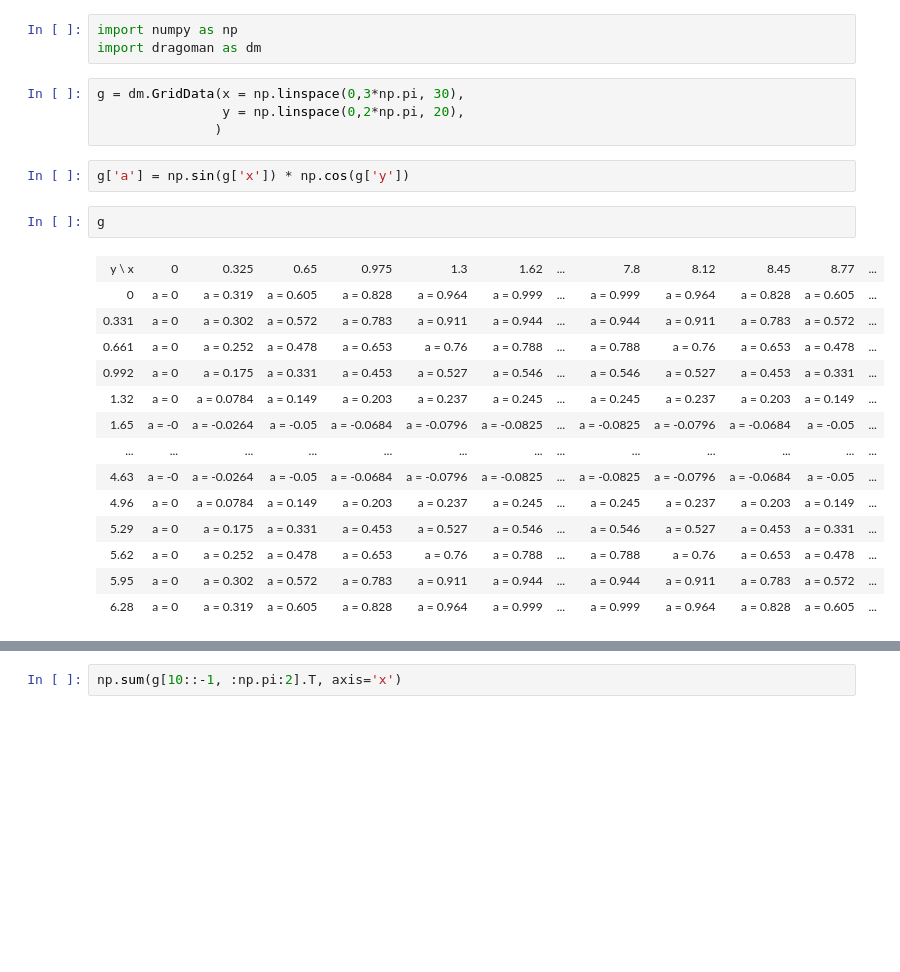
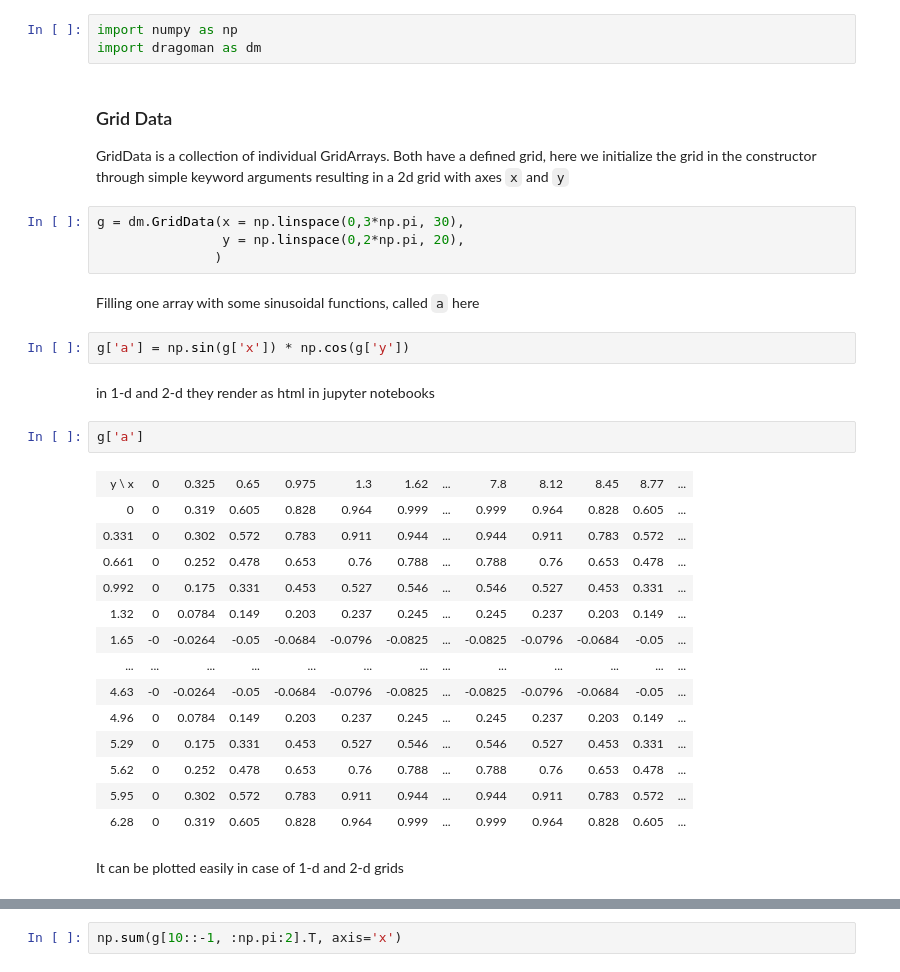
Before and after one commit to philippeller/dama, a Jupyter notebook: notebooks/README.ipynb, the cells around one changed output, grey strips where cells are left out. Drawn from its saved outputs; the diff is of its cells as text; blank space fills up the shorter version.

```diff
--- a/notebooks/README.ipynb
+++ b/notebooks/README.ipynb
@@ -22,27 +20,37 @@ Convenience `pyplot` plotting functions are also available, in order to produce
 # %%
 import numpy as np
 import dragoman as dm
+# %% [markdown]
+### Grid Data
+
+GridData is a collection of individual GridArrays. Both have a defined grid, here we initialize the grid in the constructor through simple keyword arguments resulting in a 2d grid with axes `x` and `y`
 # %%
 g = dm.GridData(x = np.linspace(0,3*np.pi, 30),
                 y = np.linspace(0,2*np.pi, 20),
                )
+# %% [markdown]
+Filling one array with some sinusoidal functions, called `a` here
 # %%
 g['a'] = np.sin(g['x']) * np.cos(g['y'])
+# %% [markdown]
+in 1-d and 2-d they render as html in jupyter notebooks
 # %%
-g
+g['a']
 # %% [output]
 | y \ x | 0 | 0.325 | 0.65 | 0.975 | 1.3 | 1.62 | ... | 7.8 | 8.12 | 8.45 | 8.77 | ... |
-| 0 | a = 0 | a = 0.319 | a = 0.605 | a = 0.828 | a = 0.964 | a = 0.999 | ... | a = 0.999 | a = 0.964 | a = 0.828 | a = 0.605 | ... |
-| 0.331 | a = 0 | a = 0.302 | a = 0.572 | a = 0.783 | a = 0.911 | a = 0.944 | ... | a = 0.944 | a = 0.911 | a = 0.783 | a = 0.572 | ... |
-| 0.661 | a = 0 | a = 0.252 | a = 0.478 | a = 0.653 | a = 0.76 | a = 0.788 | ... | a = 0.788 | a = 0.76 | a = 0.653 | a = 0.478 | ... |
-| 0.992 | a = 0 | a = 0.175 | a = 0.331 | a = 0.453 | a = 0.527 | a = 0.546 | ... | a = 0.546 | a = 0.527 | a = 0.453 | a = 0.331 | ... |
-| 1.32 | a = 0 | a = 0.0784 | a = 0.149 | a = 0.203 | a = 0.237 | a = 0.245 | ... | a = 0.245 | a = 0.237 | a = 0.203 | a = 0.149 | ... |
-| 1.65 | a = -0 | a = -0.0264 | a = -0.05 | a = -0.0684 | a = -0.0796 | a = -0.0825 | ... | a = -0.0825 | a = -0.0796 | a = -0.0684 | a = -0.05 | ... |
+| 0 | 0 | 0.319 | 0.605 | 0.828 | 0.964 | 0.999 | ... | 0.999 | 0.964 | 0.828 | 0.605 | ... |
+| 0.331 | 0 | 0.302 | 0.572 | 0.783 | 0.911 | 0.944 | ... | 0.944 | 0.911 | 0.783 | 0.572 | ... |
+| 0.661 | 0 | 0.252 | 0.478 | 0.653 | 0.76 | 0.788 | ... | 0.788 | 0.76 | 0.653 | 0.478 | ... |
+| 0.992 | 0 | 0.175 | 0.331 | 0.453 | 0.527 | 0.546 | ... | 0.546 | 0.527 | 0.453 | 0.331 | ... |
+| 1.32 | 0 | 0.0784 | 0.149 | 0.203 | 0.237 | 0.245 | ... | 0.245 | 0.237 | 0.203 | 0.149 | ... |
+| 1.65 | -0 | -0.0264 | -0.05 | -0.0684 | -0.0796 | -0.0825 | ... | -0.0825 | -0.0796 | -0.0684 | -0.05 | ... |
 | ... | ... | ... | ... | ... | ... | ... | ... | ... | ... | ... | ... | ... |
-| 4.63 | a = -0 | a = -0.0264 | a = -0.05 | a = -0.0684 | a = -0.0796 | a = -0.0825 | ... | a = -0.0825 | a = -0.0796 | a = -0.0684 | a = -0.05 | ... |
-| 4.96 | a = 0 | a = 0.0784 | a = 0.149 | a = 0.203 | a = 0.237 | a = 0.245 | ... | a = 0.245 | a = 0.237 | a = 0.203 | a = 0.149 | ... |
-| 5.29 | a = 0 | a = 0.175 | a = 0.331 | a = 0.453 | a = 0.527 | a = 0.546 | ... | a = 0.546 | a = 0.527 | a = 0.453 | a = 0.331 | ... |
-| 5.62 | a = 0 | a = 0.252 | a = 0.478 | a = 0.653 | a = 0.76 | a = 0.788 | ... | a = 0.788 | a = 0.76 | a = 0.653 | a = 0.478 | ... |
-| 5.95 | a = 0 | a = 0.302 | a = 0.572 | a = 0.783 | a = 0.911 | a = 0.944 | ... | a = 0.944 | a = 0.911 | a = 0.783 | a = 0.572 | ... |
-| 6.28 | a = 0 | a = 0.319 | a = 0.605 | a = 0.828 | a = 0.964 | a = 0.999 | ... | a = 0.999 | a = 0.964 | a = 0.828 | a = 0.605 | ... |
+| 4.63 | -0 | -0.0264 | -0.05 | -0.0684 | -0.0796 | -0.0825 | ... | -0.0825 | -0.0796 | -0.0684 | -0.05 | ... |
+| 4.96 | 0 | 0.0784 | 0.149 | 0.203 | 0.237 | 0.245 | ... | 0.245 | 0.237 | 0.203 | 0.149 | ... |
+| 5.29 | 0 | 0.175 | 0.331 | 0.453 | 0.527 | 0.546 | ... | 0.546 | 0.527 | 0.453 | 0.331 | ... |
+| 5.62 | 0 | 0.252 | 0.478 | 0.653 | 0.76 | 0.788 | ... | 0.788 | 0.76 | 0.653 | 0.478 | ... |
+| 5.95 | 0 | 0.302 | 0.572 | 0.783 | 0.911 | 0.944 | ... | 0.944 | 0.911 | 0.783 | 0.572 | ... |
+| 6.28 | 0 | 0.319 | 0.605 | 0.828 | 0.964 | 0.999 | ... | 0.999 | 0.964 | 0.828 | 0.605 | ... |
+# %% [markdown]
+It can be plotted easily in case of 1-d and 2-d grids
 # %%
```
Also changed, not shown: parts of 22 cells of this notebook, 1 other file.
